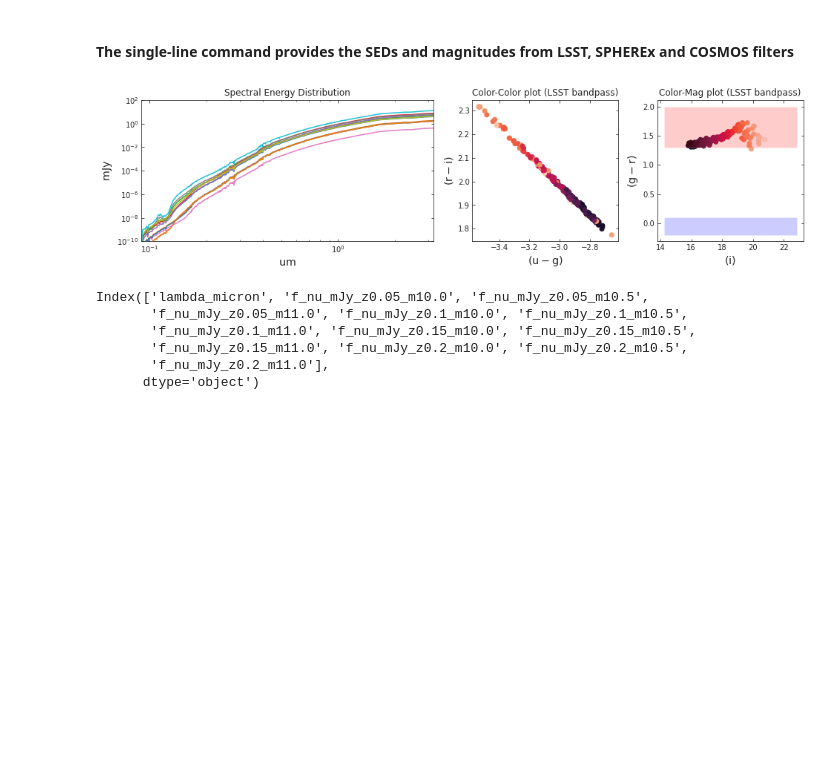
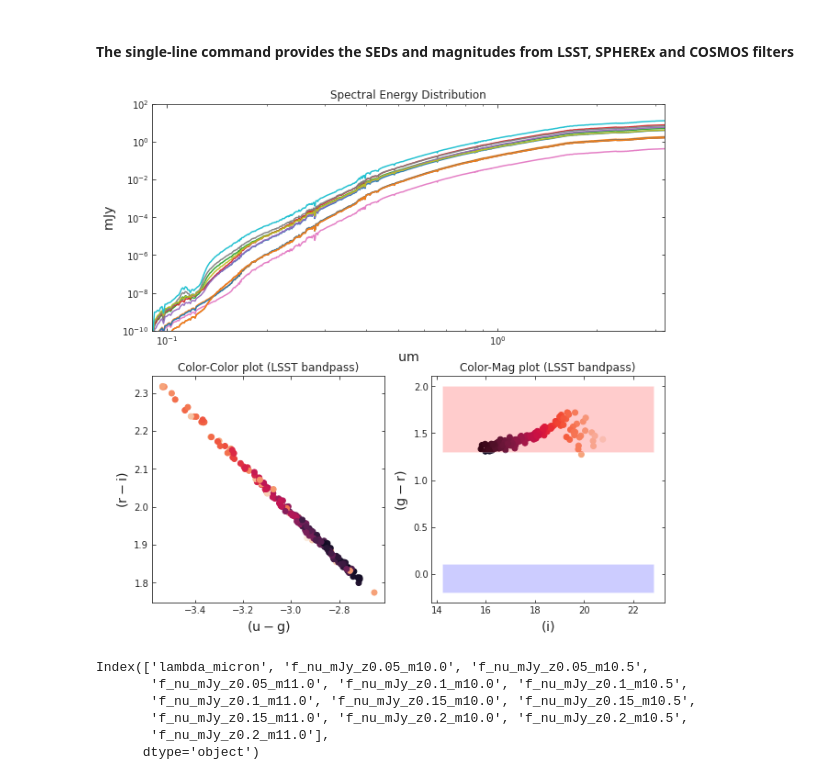
Before and after one commit to nesar/watercolor, a Jupyter notebook: nbs/index.ipynb, the cells around one changed output. Cells and saved outputs as stored; diff of their text form; code cells hidden in the pictures; blank space fills up the shorter version.

```diff
--- a/nbs/index.ipynb
+++ b/nbs/index.ipynb
@@ -33,44 +34,53 @@ Number of galaxies: 200
 # %% [markdown]
 #### The single-line command provides the SEDs and magnitudes from LSST, SPHEREx and COSMOS filters
 # %%
-# Plotting SEDs and LSST colors
-f, ax = plt.subplots(1, 3, figsize=(16, 3.5), gridspec_kw={'width_ratios': [2, 1, 1]})
+# Create the main figure and a gridspec object
+fig = plt.figure(figsize=(10, 10))
+gs = gridspec.GridSpec(2, 2, height_ratios=[1,1])
 
-ax[0].set_title('Spectral Energy Distribution')
-ax[1].set_title('Color-Color plot (LSST bandpass)')
-ax[2].set_title('Color-Mag plot (LSST bandpass)')
+# Create the three subplots
+ax0 = fig.add_subplot(gs[0, :])  # Top panel spanning both columns
+ax1 = fig.add_subplot(gs[1, 0])  # Bottom left panel
+ax2 = fig.add_subplot(gs[1, 1])  # Bottom right panel
+
+
+
+
+ax0.set_title('Spectral Energy Distribution')
+ax1.set_title('Color-Color plot (LSST bandpass)')
+ax2.set_title('Color-Mag plot (LSST bandpass)')
 
 
 np.random.seed(2)
 for gal_id in np.random.randint(0, final_sed_mJy.shape[0], 12):
-    ax[0].plot(final_wave_um[gal_id], final_sed_mJy[gal_id], label=str(gal_id), alpha=0.94)
+    ax0.plot(final_wave_um[gal_id], final_sed_mJy[gal_id], label=str(gal_id), alpha=0.94)
 
-ax[0].set_xlim(0.09, 3.2)
-ax[0].set_ylim(1e-10, 1e2)
-ax[0].set_xscale('log')
-ax[0].set_yscale('log')
+ax0.set_xlim(0.09, 3.2)
+ax0.set_ylim(1e-10, 1e2)
+ax0.set_xscale('log')
+ax0.set_yscale('log')
 
-ax[0].set_xlabel(r'${\rm um}$', fontsize = 'x-large')
-ax[0].set_ylabel(r'${\rm mJy}}$', fontsize = 'x-large')
+ax0.set_xlabel(r'${\rm um}$', fontsize = 'x-large')
+ax0.set_ylabel(r'${\rm mJy}}$', fontsize = 'x-large')
 # ax[0].legend(fontsize='x-large', ncol=3, title='Galaxy number')
 
 u, g, r, i, z, Y = lsst_mags.T
 
-ax[1].scatter(u-g, r-i, c=Y)
-ax[1].set_xlabel(r'${\rm (u-g)}$', fontsize = 'x-large')
-ax[1].set_ylabel(r'${\rm (r-i)}$', fontsize = 'x-large')
+ax1.scatter(u-g, r-i, c=Y)
+ax1.set_xlabel(r'${\rm (u-g)}$', fontsize = 'x-large')
+ax1.set_ylabel(r'${\rm (r-i)}$', fontsize = 'x-large')
 
-ax[2].scatter(i, g-r, c=u)
-ax[2].set_xlabel(r'${\rm (i)}$', fontsize = 'x-large')
-ax[2].set_ylabel(r'${\rm (g-r)}$', fontsize = 'x-large')
+ax2.scatter(i, g-r, c=u)
+ax2.set_xlabel(r'${\rm (i)}$', fontsize = 'x-large')
+ax2.set_ylabel(r'${\rm (g-r)}$', fontsize = 'x-large')
 # ax[2].axhline(y=1.3, color='red')
 # ax[2].axhline(y=0.1, color='blue')
-ax[2].fill_between( np.linspace(0.9*i.min(), 1.1*i.max(), 100), 1.3, 2.0,  facecolor='red', alpha=0.2, interpolate=True)
-ax[2].fill_between( np.linspace(0.9*i.min(), 1.1*i.max(), 100), -0.2, 0.1,  facecolor='blue', alpha=0.2, interpolate=True)
+ax2.fill_between( np.linspace(0.9*i.min(), 1.1*i.max(), 100), 1.3, 2.0,  facecolor='red', alpha=0.2, interpolate=True)
+ax2.fill_between( np.linspace(0.9*i.min(), 1.1*i.max(), 100), -0.2, 0.1,  facecolor='blue', alpha=0.2, interpolate=True)
 
 plt.show()
 # %% [output]
-[figure, old version]
+[figure, new version]
 # %%
 #| hide
 
```
Also changed, not shown: parts of 3 cells of this notebook, 11 other files.
